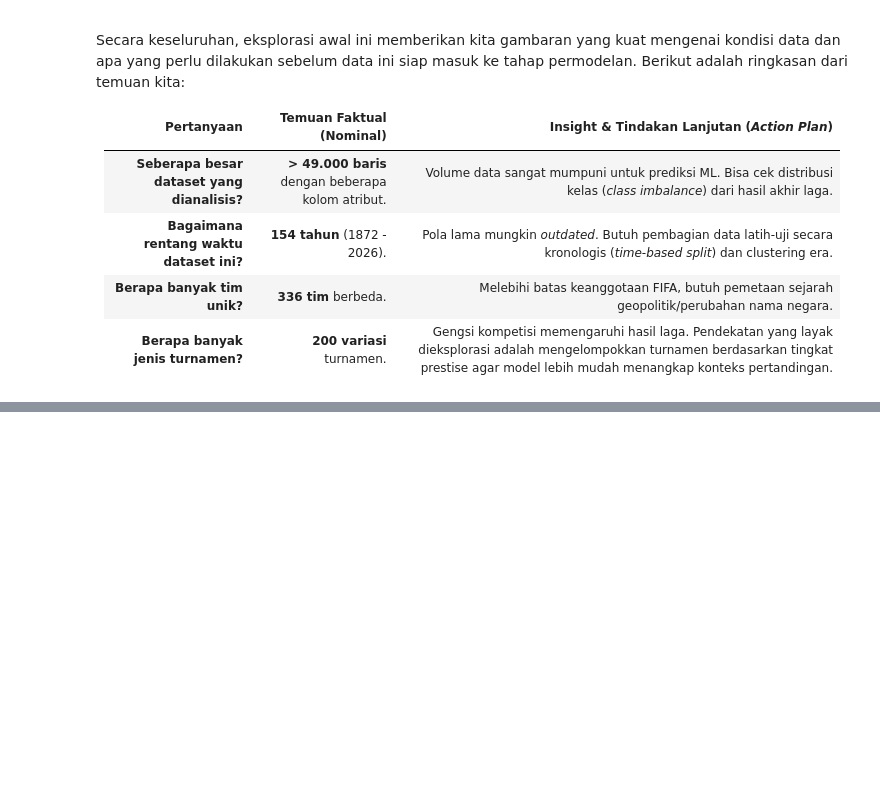
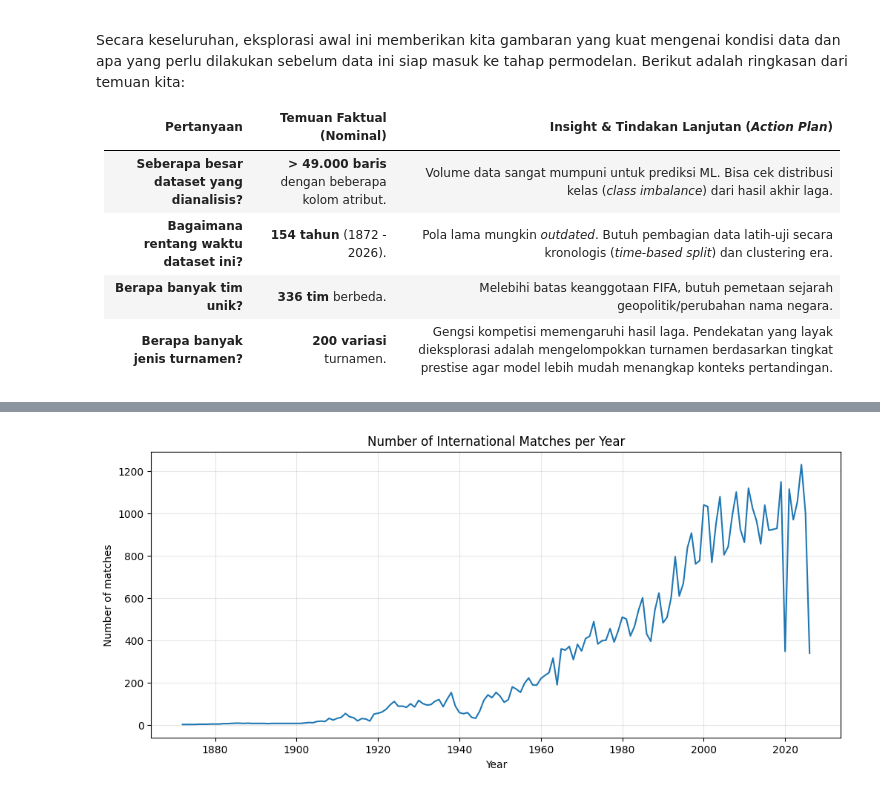
Before and after one commit to RyannPy/international-football-prediction, a Jupyter notebook: notebooks/04_exploratory_data_analyis.ipynb, the cells around one changed output, grey strips where cells are left out. Cells and saved outputs as stored; diff of their text form; code cells hidden in the pictures; blank space fills up the shorter version.

Commit message:
Exploratory Data Analysis: Match Distribution - Pertanyaan 1 dan 2

```diff
--- a/notebooks/04_exploratory_data_analyis.ipynb
+++ b/notebooks/04_exploratory_data_analyis.ipynb
@@ -8,7 +8,7 @@ Pertama, kita perlu mengambil dan melihat data. Saat ini, kita sudah bisa menggu
 import pandas as pd
 import matplotlib.pyplot as plt
 # %%
-results = pd.read_csv("../data/interim/results_clean.csv")
+results = pd.read_csv("../data/interim/results_clean.csv", parse_dates=["date"])
 # %% [markdown]
 ### Preview Dataset
 # %%
@@ -101,0 +108,9 @@ Secara keseluruhan, eksplorasi awal ini memberikan kita gambaran yang kuat menge
+# %%
+# jumlah pertandingan setiap tahun
+matches_per_year = (
+    results
+    .groupby(results["date"].dt.year)
+    .size()
+)
+
+matches_per_year.head()
@@ -101,0 +125,17 @@ Secara keseluruhan, eksplorasi awal ini memberikan kita gambaran yang kuat menge
+# %%
+plt.figure(figsize=(12, 5))
+
+plt.plot(
+    matches_per_year.index,
+    matches_per_year.values
+)
+
+plt.title("Grafik 1: Number of International Matches per Year")
+plt.xlabel("Year")
+plt.ylabel("Number of matches")
+
+plt.grid(alpha=0.3)
+
+plt.show()
+# %% [output]
+[figure, added]
```
Also changed, not shown: parts of 9 cells of this notebook, 1 other file.
